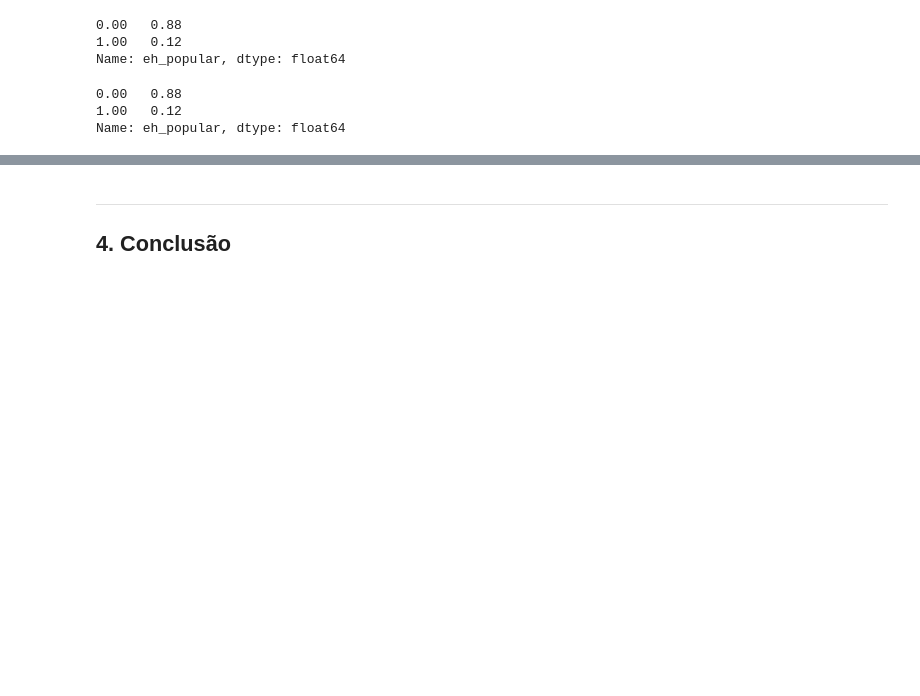
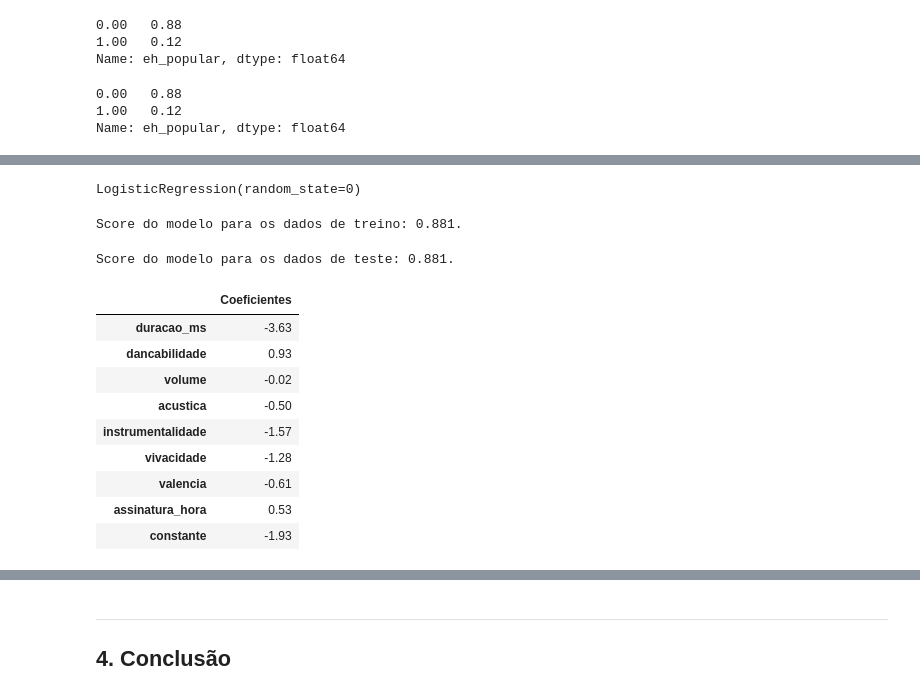
Before and after one commit to leosimoes/Alura-7DaysOfCode-Dados, a Jupyter notebook: Machine-Learning/Spotify.ipynb, the cells around one changed output, grey strips where cells are left out. Drawn from its saved outputs; the diff is of its cells as text; code cells hidden in the pictures; blank space fills up the shorter version.

```diff
--- a/Machine-Learning/Spotify.ipynb
+++ b/Machine-Learning/Spotify.ipynb
@@ -350,0 +370,5 @@ Name: eh_popular, dtype: float64
+# %%
+modelo_base = treinar_modelo_base(X_train, y_train)
+modelo_base
+# %% [output]
+LogisticRegression(random_state=0)
@@ -350,0 +378,32 @@ Name: eh_popular, dtype: float64
+# %%
+print('Score do modelo para os dados de treino: ' + str(score_modelo(modelo_base, X_train, y_train)) + '.')
+# %% [output]
+Score do modelo para os dados de treino: 0.881.
+# %%
+print('Score do modelo para os dados de teste: ' + str(score_modelo(modelo_base, X_test, y_test)) + '.')
+# %% [output]
+Score do modelo para os dados de teste: 0.881.
+# %%
+def coeficientes_regressao_logistica(modelo, X):
+    coeficientes_values = np.append(modelo.coef_, modelo.intercept_)
+    coeficientes_df = pd.DataFrame(coeficientes_values).T
+    coeficientes_nomes = X.columns.to_list()
+    coeficientes_nomes.append('constante')
+    coeficientes_df.columns = coeficientes_nomes
+    coeficientes_df.index = ['Coeficientes']
+
+    return coeficientes_df.T
+# %%
+# Exibe os coeficientes do modelo
+coeficientes_regressao_logistica(modelo_base, X_train)
+# %% [output]
+|  | Coeficientes |
+| duracao_ms | -3.63 |
+| dancabilidade | 0.93 |
+| volume | -0.02 |
+| acustica | -0.50 |
+| instrumentalidade | -1.57 |
+| vivacidade | -1.28 |
+| valencia | -0.61 |
+| assinatura_hora | 0.53 |
+| constante | -1.93 |
```
Also changed, not shown: parts of 10 cells of this notebook, 1 other file.
